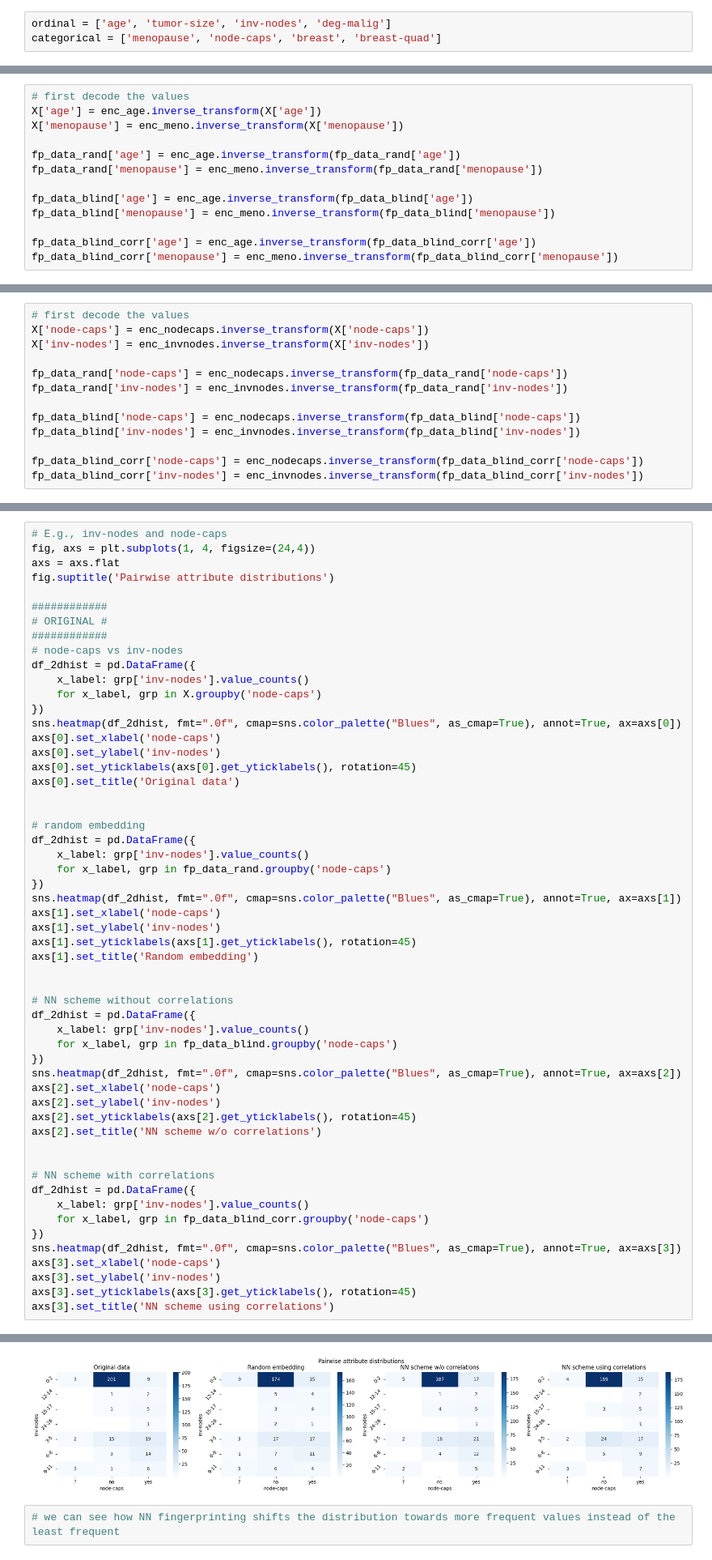
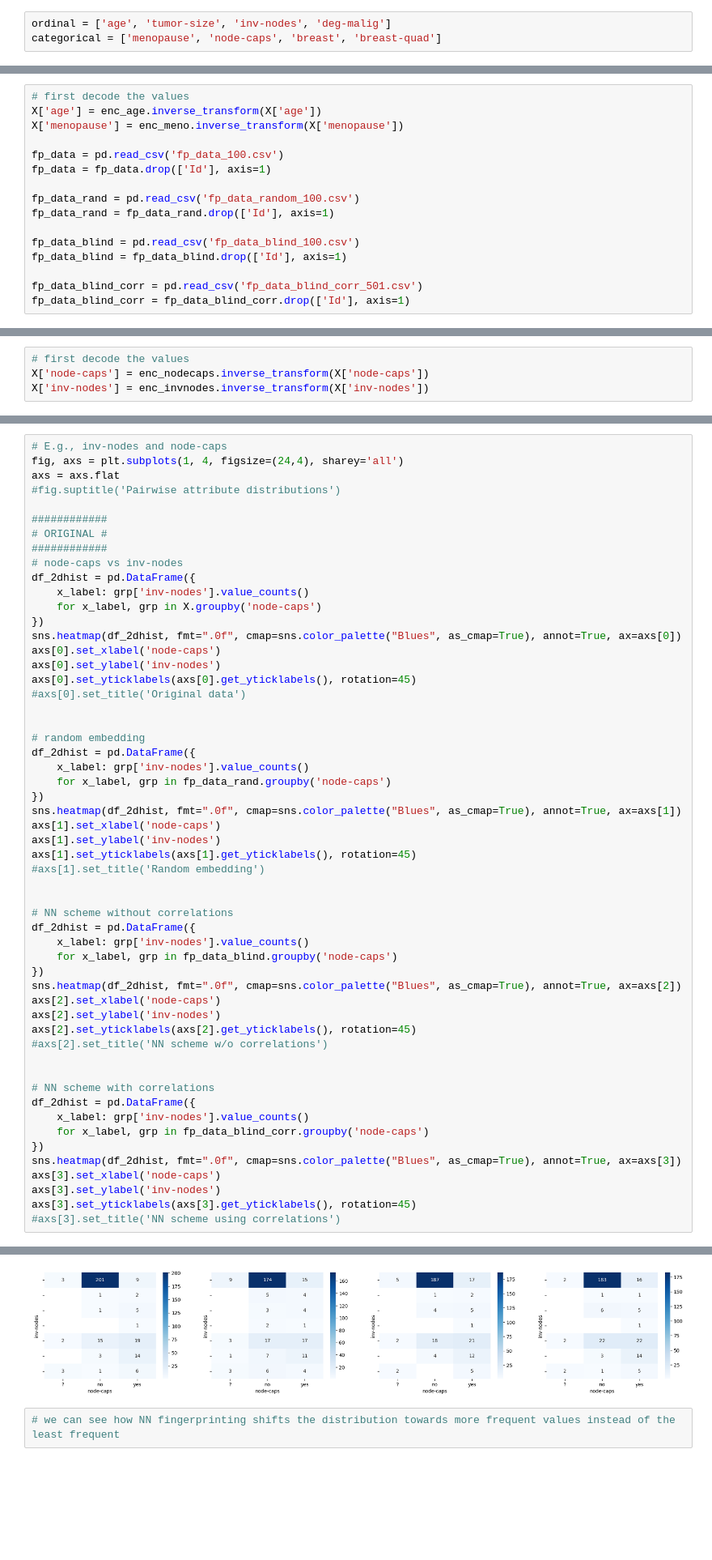
Before and after one commit to tanjascats/NCorr-FP, a Jupyter notebook: experiments.ipynb, the cells around one changed output, grey strips where cells are left out. Shown at 81% size. Drawn from its saved outputs; the diff is of its cells as text; blank space fills up the shorter version.

```diff
--- a/experiments.ipynb
+++ b/experiments.ipynb
@@ -334,14 +340,17 @@ Text(0.5, 1.0, 'NN scheme using correlations')
 X['age'] = enc_age.inverse_transform(X['age'])
 X['menopause'] = enc_meno.inverse_transform(X['menopause'])
 
-fp_data_rand['age'] = enc_age.inverse_transform(fp_data_rand['age'])
-fp_data_rand['menopause'] = enc_meno.inverse_transform(fp_data_rand['menopause'])
+fp_data = pd.read_csv('fp_data_100.csv')
+fp_data = fp_data.drop(['Id'], axis=1)
 
-fp_data_blind['age'] = enc_age.inverse_transform(fp_data_blind['age'])
-fp_data_blind['menopause'] = enc_meno.inverse_transform(fp_data_blind['menopause'])
+fp_data_rand = pd.read_csv('fp_data_random_100.csv')
+fp_data_rand = fp_data_rand.drop(['Id'], axis=1)
 
-fp_data_blind_corr['age'] = enc_age.inverse_transform(fp_data_blind_corr['age'])
-fp_data_blind_corr['menopause'] = enc_meno.inverse_transform(fp_data_blind_corr['menopause'])
+fp_data_blind = pd.read_csv('fp_data_blind_100.csv')
+fp_data_blind = fp_data_blind.drop(['Id'], axis=1)
+
+fp_data_blind_corr = pd.read_csv('fp_data_blind_corr_501.csv')
+fp_data_blind_corr = fp_data_blind_corr.drop(['Id'], axis=1)
 # %% [output]
 A value is trying to be set on a copy of a slice from a DataFrame.
 Try using .loc[row_indexer,col_indexer] = value instead
@@ -416,15 +430,6 @@ Text(0.5, 1.0, 'NN scheme using correlations')
 # first decode the values
 X['node-caps'] = enc_nodecaps.inverse_transform(X['node-caps'])
 X['inv-nodes'] = enc_invnodes.inverse_transform(X['inv-nodes'])
-
-fp_data_rand['node-caps'] = enc_nodecaps.inverse_transform(fp_data_rand['node-caps'])
-fp_data_rand['inv-nodes'] = enc_invnodes.inverse_transform(fp_data_rand['inv-nodes'])
-
-fp_data_blind['node-caps'] = enc_nodecaps.inverse_transform(fp_data_blind['node-caps'])
-fp_data_blind['inv-nodes'] = enc_invnodes.inverse_transform(fp_data_blind['inv-nodes'])
-
-fp_data_blind_corr['node-caps'] = enc_nodecaps.inverse_transform(fp_data_blind_corr['node-caps'])
-fp_data_blind_corr['inv-nodes'] = enc_invnodes.inverse_transform(fp_data_blind_corr['inv-nodes'])
 # %% [output]
 A value is trying to be set on a copy of a slice from a DataFrame.
 Try using .loc[row_indexer,col_indexer] = value instead
@@ -438,9 +443,9 @@ See the caveats in the documentation: https://pandas.pydata.org/pandas-docs/stab
   X['inv-nodes'] = enc_invnodes.inverse_transform(X['inv-nodes'])
 # %%
 # E.g., inv-nodes and node-caps
-fig, axs = plt.subplots(1, 4, figsize=(24,4))
+fig, axs = plt.subplots(1, 4, figsize=(24,4), sharey='all')
 axs = axs.flat
-fig.suptitle('Pairwise attribute distributions')
+#fig.suptitle('Pairwise attribute distributions')
 
 ############
 # ORIGINAL #
@@ -454,7 +459,7 @@ sns.heatmap(df_2dhist, fmt=".0f", cmap=sns.color_palette("Blues", as_cmap=True),
 axs[0].set_xlabel('node-caps')
 axs[0].set_ylabel('inv-nodes')
 axs[0].set_yticklabels(axs[0].get_yticklabels(), rotation=45)
-axs[0].set_title('Original data')
+#axs[0].set_title('Original data')
 
 
 # random embedding
@@ -466,7 +471,7 @@ sns.heatmap(df_2dhist, fmt=".0f", cmap=sns.color_palette("Blues", as_cmap=True),
 axs[1].set_xlabel('node-caps')
 axs[1].set_ylabel('inv-nodes')
 axs[1].set_yticklabels(axs[1].get_yticklabels(), rotation=45)
-axs[1].set_title('Random embedding')
+#axs[1].set_title('Random embedding')
 
 
 # NN scheme without correlations
@@ -478,7 +483,7 @@ sns.heatmap(df_2dhist, fmt=".0f", cmap=sns.color_palette("Blues", as_cmap=True),
 axs[2].set_xlabel('node-caps')
 axs[2].set_ylabel('inv-nodes')
 axs[2].set_yticklabels(axs[2].get_yticklabels(), rotation=45)
-axs[2].set_title('NN scheme w/o correlations')
+#axs[2].set_title('NN scheme w/o correlations')
 
 
 # NN scheme with correlations
@@ -490,5 +495,5 @@ sns.heatmap(df_2dhist, fmt=".0f", cmap=sns.color_palette("Blues", as_cmap=True),
 axs[3].set_xlabel('node-caps')
 axs[3].set_ylabel('inv-nodes')
 axs[3].set_yticklabels(axs[3].get_yticklabels(), rotation=45)
-axs[3].set_title('NN scheme using correlations')
+#axs[3].set_title('NN scheme using correlations')
 # %% [output]
@@ -496,3 +501,3 @@ Text(0.5, 1.0, 'NN scheme using correlations')
-[figure, old version]
+[figure, new version]
 # %%
 # we can see how NN fingerprinting shifts the distribution towards more frequent values instead of the least frequent
```
Also changed, not shown: parts of 5 cells of this notebook.
